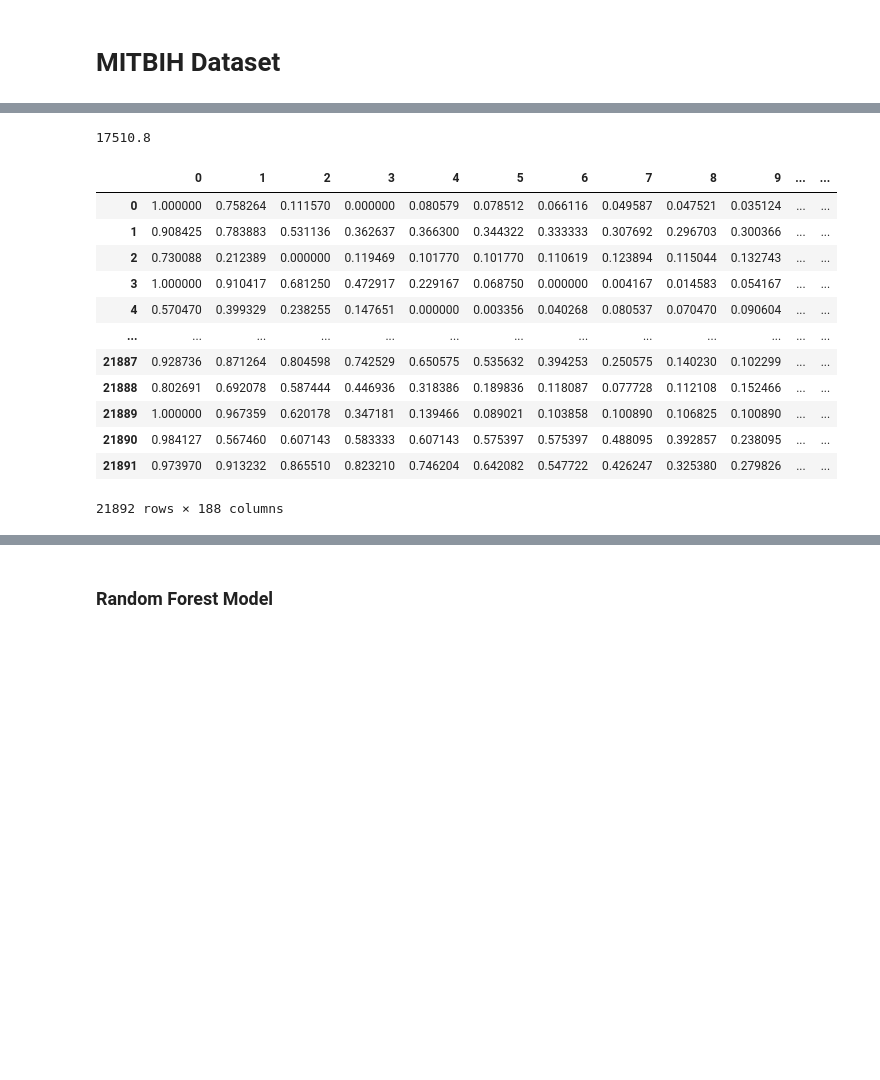
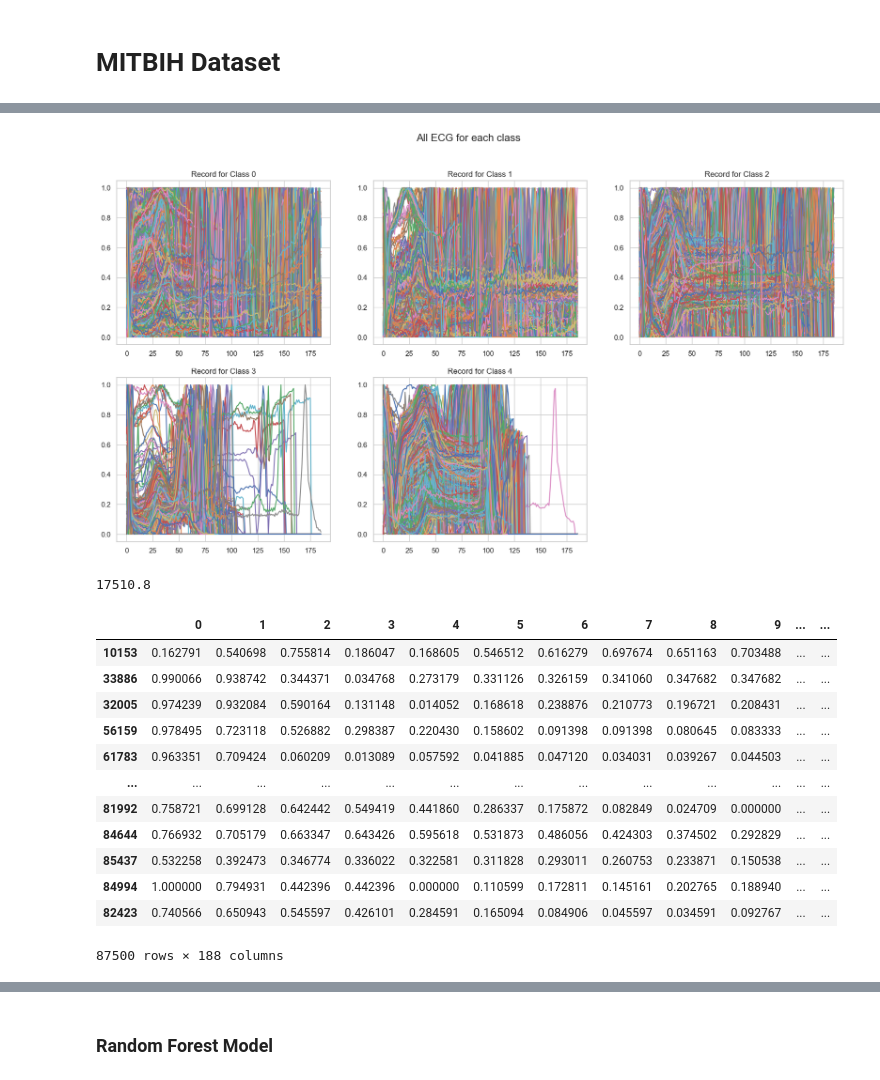
Before and after one commit to XuanTung2k3/mlmed2024, a Jupyter notebook: Practice 1/practice_1.ipynb, the cells around one changed output, grey strips where cells are left out. Saved outputs shown, nothing was run; the diff lists cells and outputs as text; code cells hidden in the pictures; blank space fills up the shorter version.

```diff
--- a/Practice 1/practice_1.ipynb
+++ b/Practice 1/practice_1.ipynb
@@ -45,3 +58,15 @@ plt.show()
+# %%
+# Plot all data of each class
+plt.figure(figsize=(20,10))
+for i in range(5):
+    plt.subplot(2,3,i+1)
+    plt.plot(train_df_mitbih[train_df_mitbih[187]==i].iloc[:,0:186].T)
+    plt.title('Record for Class '+str(i))
+# Big title for all
+plt.suptitle('All ECG for each class', size=16)
+plt.show()
+# %% [output]
+[figure, added]
 # %%
 # Total number of rows
 total_rows = train_df_mitbih.shape[0]
@@ -60,20 +85,17 @@ df_f = train_df_mitbih[train_df_mitbih[187]==4].sample(n=17500, random_state=42,
 # Train and test data after balancing
 train_df_mitbih_balanced = pd.concat([df_n, df_q, df_v, df_s, df_f])
 train_df_mitbih_balanced
-
-test_df_mitbih = pd.read_csv('mitbih_test.csv', header=None)
-test_df_mitbih
 # %% [output]
 |  | 0 | 1 | 2 | 3 | 4 | 5 | 6 | 7 | 8 | 9 | ... | ... |
-| 0 | 1.000000 | 0.758264 | 0.111570 | 0.000000 | 0.080579 | 0.078512 | 0.066116 | 0.049587 | 0.047521 | 0.035124 | ... | ... |
-| 1 | 0.908425 | 0.783883 | 0.531136 | 0.362637 | 0.366300 | 0.344322 | 0.333333 | 0.307692 | 0.296703 | 0.300366 | ... | ... |
-| 2 | 0.730088 | 0.212389 | 0.000000 | 0.119469 | 0.101770 | 0.101770 | 0.110619 | 0.123894 | 0.115044 | 0.132743 | ... | ... |
-| 3 | 1.000000 | 0.910417 | 0.681250 | 0.472917 | 0.229167 | 0.068750 | 0.000000 | 0.004167 | 0.014583 | 0.054167 | ... | ... |
-| 4 | 0.570470 | 0.399329 | 0.238255 | 0.147651 | 0.000000 | 0.003356 | 0.040268 | 0.080537 | 0.070470 | 0.090604 | ... | ... |
+| 10153 | 0.162791 | 0.540698 | 0.755814 | 0.186047 | 0.168605 | 0.546512 | 0.616279 | 0.697674 | 0.651163 | 0.703488 | ... | ... |
+| 33886 | 0.990066 | 0.938742 | 0.344371 | 0.034768 | 0.273179 | 0.331126 | 0.326159 | 0.341060 | 0.347682 | 0.347682 | ... | ... |
+| 32005 | 0.974239 | 0.932084 | 0.590164 | 0.131148 | 0.014052 | 0.168618 | 0.238876 | 0.210773 | 0.196721 | 0.208431 | ... | ... |
+| 56159 | 0.978495 | 0.723118 | 0.526882 | 0.298387 | 0.220430 | 0.158602 | 0.091398 | 0.091398 | 0.080645 | 0.083333 | ... | ... |
+| 61783 | 0.963351 | 0.709424 | 0.060209 | 0.013089 | 0.057592 | 0.041885 | 0.047120 | 0.034031 | 0.039267 | 0.044503 | ... | ... |
 | ... | ... | ... | ... | ... | ... | ... | ... | ... | ... | ... | ... | ... |
-| 21887 | 0.928736 | 0.871264 | 0.804598 | 0.742529 | 0.650575 | 0.535632 | 0.394253 | 0.250575 | 0.140230 | 0.102299 | ... | ... |
-| 21888 | 0.802691 | 0.692078 | 0.587444 | 0.446936 | 0.318386 | 0.189836 | 0.118087 | 0.077728 | 0.112108 | 0.152466 | ... | ... |
-| 21889 | 1.000000 | 0.967359 | 0.620178 | 0.347181 | 0.139466 | 0.089021 | 0.103858 | 0.100890 | 0.106825 | 0.100890 | ... | ... |
-| 21890 | 0.984127 | 0.567460 | 0.607143 | 0.583333 | 0.607143 | 0.575397 | 0.575397 | 0.488095 | 0.392857 | 0.238095 | ... | ... |
-| 21891 | 0.973970 | 0.913232 | 0.865510 | 0.823210 | 0.746204 | 0.642082 | 0.547722 | 0.426247 | 0.325380 | 0.279826 | ... | ... |
+| 81992 | 0.758721 | 0.699128 | 0.642442 | 0.549419 | 0.441860 | 0.286337 | 0.175872 | 0.082849 | 0.024709 | 0.000000 | ... | ... |
+| 84644 | 0.766932 | 0.705179 | 0.663347 | 0.643426 | 0.595618 | 0.531873 | 0.486056 | 0.424303 | 0.374502 | 0.292829 | ... | ... |
+| 85437 | 0.532258 | 0.392473 | 0.346774 | 0.336022 | 0.322581 | 0.311828 | 0.293011 | 0.260753 | 0.233871 | 0.150538 | ... | ... |
+| 84994 | 1.000000 | 0.794931 | 0.442396 | 0.442396 | 0.000000 | 0.110599 | 0.172811 | 0.145161 | 0.202765 | 0.188940 | ... | ... |
+| 82423 | 0.740566 | 0.650943 | 0.545597 | 0.426101 | 0.284591 | 0.165094 | 0.084906 | 0.045597 | 0.034591 | 0.092767 | ... | ... |
-21892 rows × 188 columns
+87500 rows × 188 columns
```
Also changed, not shown: parts of 35 cells of this notebook, 2 other files.
